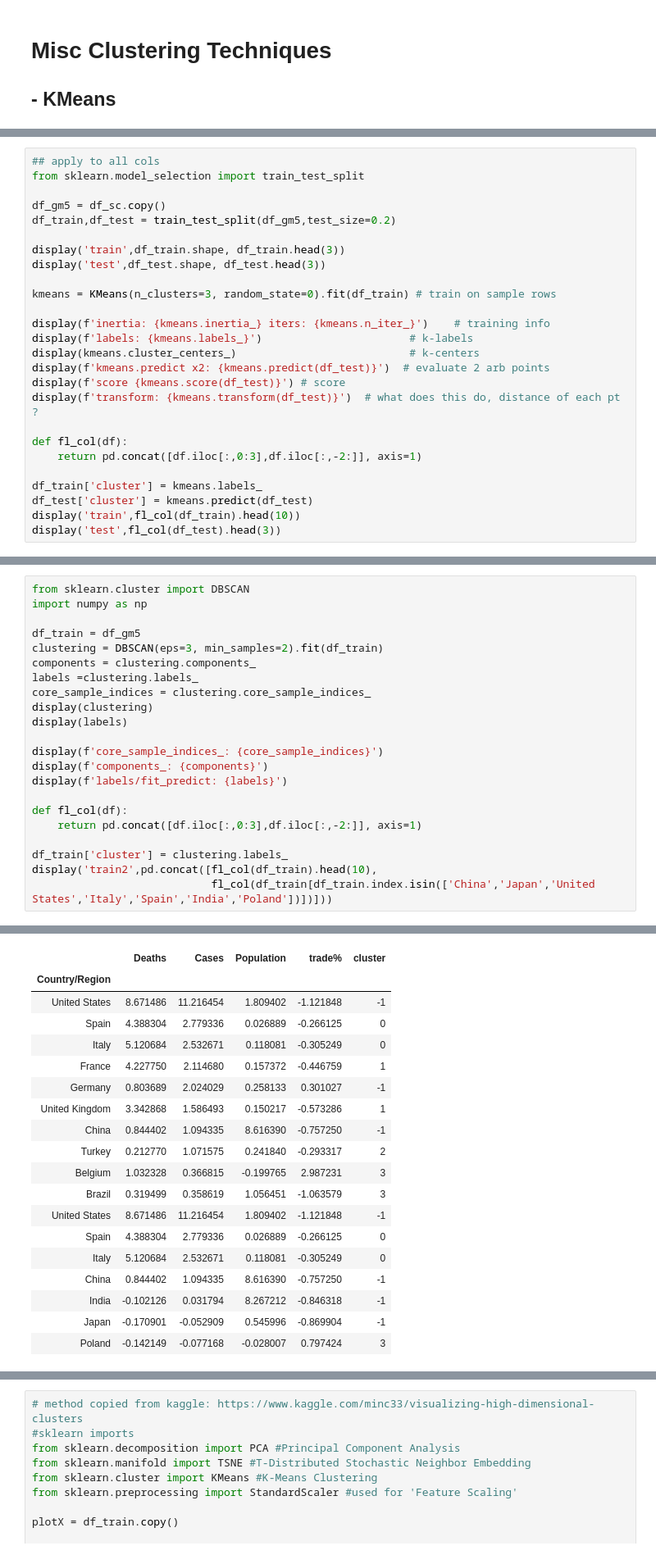
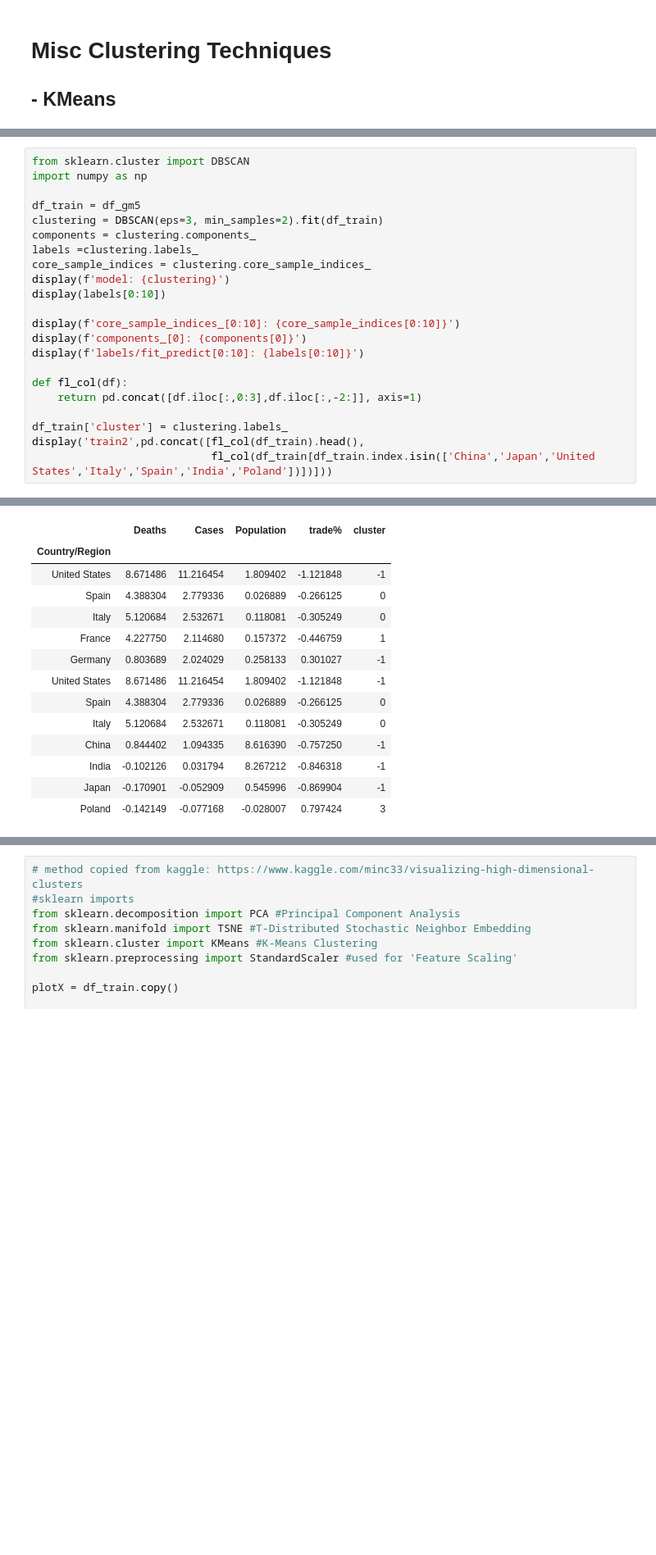
Before and after one commit to dougfoo/machineLearning, a Jupyter notebook: covid/COVID-global-clustering.ipynb, the cells around one changed output, grey strips where cells are left out. Shown at 82% size. Cells and saved outputs as stored; diff of their text form; blank space fills up the shorter version.

```diff
--- a/covid/COVID-global-clustering.ipynb
+++ b/covid/COVID-global-clustering.ipynb
@@ -394,26 +373,0 @@ array([[-0.02826544,  1.16555595,  0.43889061, -0.41923198],
-# %%
-## apply to all cols
-from sklearn.model_selection import train_test_split
-
-df_gm5 = df_sc.copy()
-df_train,df_test = train_test_split(df_gm5,test_size=0.2)
-
-display('train',df_train.shape, df_train.head(3))
-display('test',df_test.shape, df_test.head(3))
-
-kmeans = KMeans(n_clusters=3, random_state=0).fit(df_train) # train on sample rows
-
-display(f'inertia: {kmeans.inertia_} iters: {kmeans.n_iter_}')    # training info
-display(f'labels: {kmeans.labels_}')                       # k-labels
-display(kmeans.cluster_centers_)                           # k-centers
-display(f'kmeans.predict x2: {kmeans.predict(df_test)}')  # evaluate 2 arb points
-display(f'score {kmeans.score(df_test)}') # score
-display(f'transform: {kmeans.transform(df_test)}')  # what does this do, distance of each pt ?
-
-def fl_col(df):
-    return pd.concat([df.iloc[:,0:3],df.iloc[:,-2:]], axis=1)
-
-df_train['cluster'] = kmeans.labels_
-df_test['cluster'] = kmeans.predict(df_test)
-display('train',fl_col(df_train).head(10))
-display('test',fl_col(df_test).head(3))
@@ -461,17 +384,17 @@ clustering = DBSCAN(eps=3, min_samples=2).fit(df_train)
 components = clustering.components_
 labels =clustering.labels_
 core_sample_indices = clustering.core_sample_indices_
-display(clustering)
-display(labels)
+display(f'model: {clustering}')
+display(labels[0:10])
 
-display(f'core_sample_indices_: {core_sample_indices}')
-display(f'components_: {components}')
-display(f'labels/fit_predict: {labels}')
+display(f'core_sample_indices_[0:10]: {core_sample_indices[0:10]}')
+display(f'components_[0]: {components[0]}')
+display(f'labels/fit_predict[0:10]: {labels[0:10]}')
 
 def fl_col(df):
     return pd.concat([df.iloc[:,0:3],df.iloc[:,-2:]], axis=1)
 
 df_train['cluster'] = clustering.labels_
-display('train2',pd.concat([fl_col(df_train).head(10),
+display('train2',pd.concat([fl_col(df_train).head(),
                             fl_col(df_train[df_train.index.isin(['China','Japan','United States','Italy','Spain','India','Poland'])])]))
 # %% [output]
@@ -493,16 +406,11 @@ array([-1,  0,  0,  1, -1,  1, -1,  2,  3,  3,  3,  3,  3,  3, -1,  3,  3,
 'train2'
 |  | Deaths | Cases | Population | trade% | cluster |
 | Country/Region |  |  |  |  |  |
 | United States | 8.671486 | 11.216454 | 1.809402 | -1.121848 | -1 |
 | Spain | 4.388304 | 2.779336 | 0.026889 | -0.266125 | 0 |
 | Italy | 5.120684 | 2.532671 | 0.118081 | -0.305249 | 0 |
 | France | 4.227750 | 2.114680 | 0.157372 | -0.446759 | 1 |
 | Germany | 0.803689 | 2.024029 | 0.258133 | 0.301027 | -1 |
-| United Kingdom | 3.342868 | 1.586493 | 0.150217 | -0.573286 | 1 |
-| China | 0.844402 | 1.094335 | 8.616390 | -0.757250 | -1 |
-| Turkey | 0.212770 | 1.071575 | 0.241840 | -0.293317 | 2 |
-| Belgium | 1.032328 | 0.366815 | -0.199765 | 2.987231 | 3 |
-| Brazil | 0.319499 | 0.358619 | 1.056451 | -1.063579 | 3 |
 | United States | 8.671486 | 11.216454 | 1.809402 | -1.121848 | -1 |
 | Spain | 4.388304 | 2.779336 | 0.026889 | -0.266125 | 0 |
 | Italy | 5.120684 | 2.532671 | 0.118081 | -0.305249 | 0 |
```
Also changed, not shown: parts of 10 cells of this notebook.
